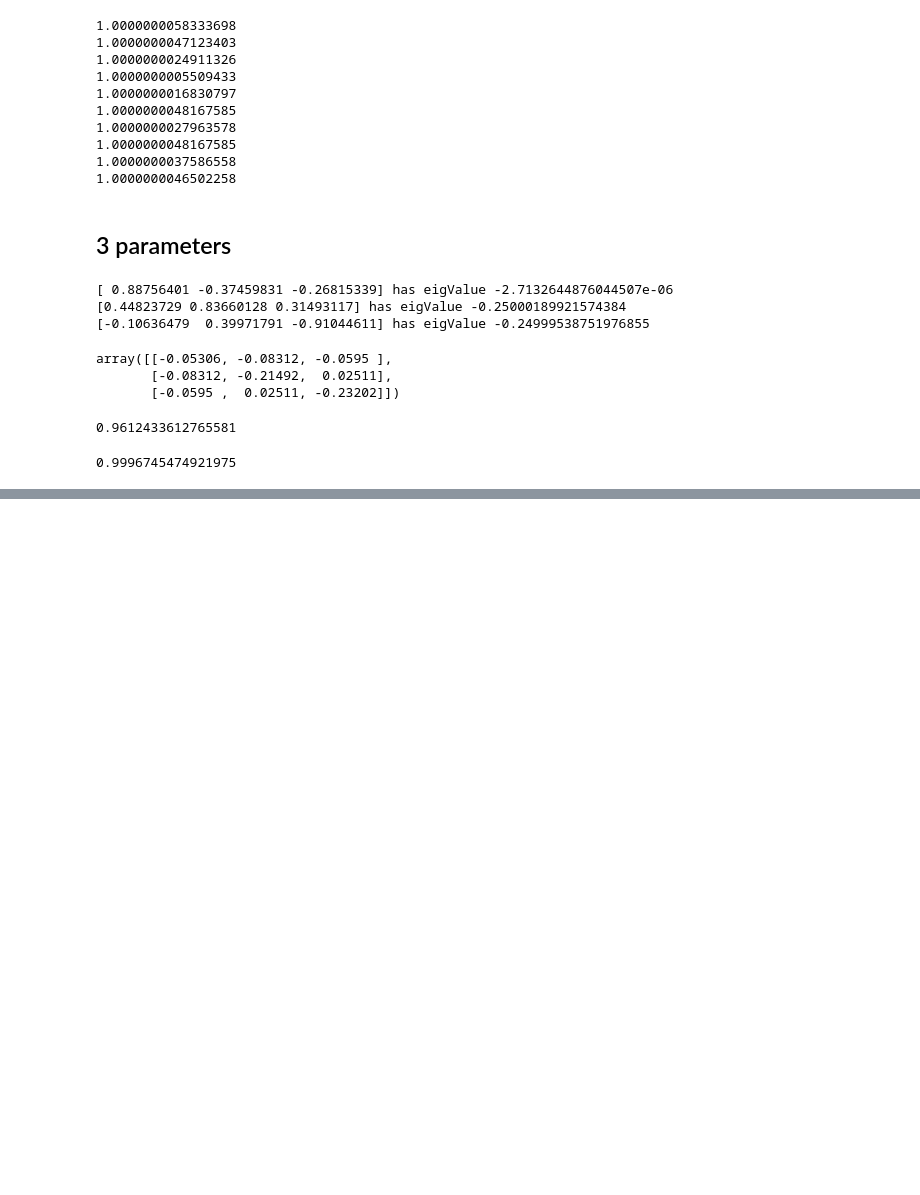
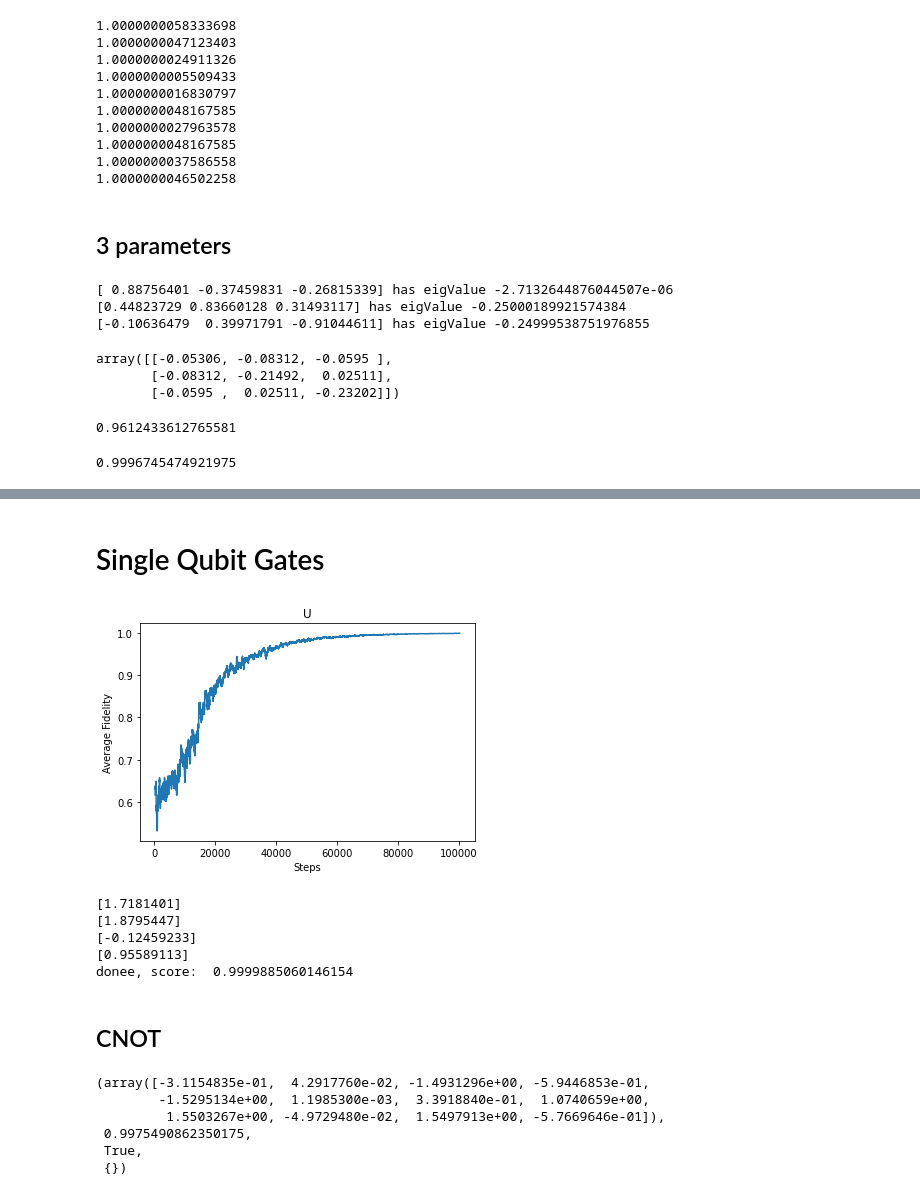
Before and after one commit to BestQuark/mbqlearning, a Jupyter notebook: continuousMBQC-v1.ipynb, the cells around one changed output, grey strips where cells are left out. Saved outputs shown, nothing was run; the diff lists cells and outputs as text; code cells hidden in the pictures; blank space fills up the shorter version.

```diff
--- a/continuousMBQC-v1.ipynb
+++ b/continuousMBQC-v1.ipynb
@@ -17,11 +22,16 @@ from stable_baselines3.common.monitor import Monitor
 from stable_baselines3.common.results_plotter import load_results, ts2xy
 from stable_baselines3.common.callbacks import CheckpointCallback, EveryNTimesteps
 # %%
+#COMMON GATES
 H = np.array([[1,1],[1,-1]])/np.sqrt(2)
+S = np.array([[1,0],[0,1j]])
+Pi8 = np.array([[1,0],[0,np.exp(1j*np.pi/4)]])
+sx = np.array([[0,1],[1,0]])
+sz = np.array([[1,0],[0,-1]])
+
+#COMMON STATES
 q_zero = np.array([[1],[0]])
 qubit_plus = H@q_zero
-sx = np.array([[0,1],[1,0]])
-sz = np.array([[1,0],[0,-1]])
 
 def brownian_circuit(dim, n, dt):
     u = np.eye(dim)
@@ -41,17 +51,17 @@ def moving_average(values, window):
     return np.convolve(values, weights, 'valid')
 
 
-def plot_results(log_folder, title='Learning Curve'):
+def plot_results(log_folder, title='Learning Curve', window=50):
 
     x, y = ts2xy(load_results(log_folder), 'timesteps')
-    y = moving_average(y, window=50)
+    y = moving_average(y, window=window)
     x = x[len(x) - len(y):]
 
     fig = plt.figure(title)
     plt.plot(x, y)
     plt.xlabel('Steps')
     plt.ylabel('Average Fidelity')
-    plt.title(title + " Smoothed")
+    plt.title(title)
     plt.show()
 
 def u3(theta, phi, lamb):
@@ -662,0 +875,2 @@ def cnot_ij(i,j,n):
+# %% [markdown]
+# Single Qubit Gates
@@ -662,0 +884,9 @@ def cnot_ij(i,j,n):
+# %%
+env = measurement_env_2d(4, 1, gr, lambda x: x+1, uu, noise=0, noise_type="none" ,test_fidelity=False, init_state_random = True)
+
+log_dir = "./logs/"
+os.makedirs(log_dir, exist_ok=True)
+env = Monitor(env, log_dir)
+
+checkpoint_on_event = CheckpointCallback(save_freq=1, save_path='./logs/')
+event_callback = EveryNTimesteps(n_steps=1000, callback=checkpoint_on_event)
@@ -662,0 +896,25 @@ def cnot_ij(i,j,n):
+# %%
+plot_results(log_dir, title="U",window=100)
+# %% [output]
+[figure, added]
+# %%
+lisact = []
+for i in range(1):
+    obs = env.reset()
+    done = False
+    while not done:
+        action, states = model.predict(obs, deterministic=True)
+        obs, reward, done, info = env.step(action)
+        print(action)
+        lisact.append(action[0])
+        if done:
+            print("donee, score: ", reward)
+env.close()
+# %% [output]
+[1.7181401]
+[1.8795447]
+[-0.12459233]
+[0.95589113]
+donee, score:  0.9999885060146154
+# %% [markdown]
+## CNOT
@@ -662,0 +958,25 @@ def cnot_ij(i,j,n):
+# %%
+# rews = []
+# for i in range(100):
+idk.reset()
+idk.step([-0.31154835])
+idk.step([0.04291776])
+idk.step([-1.4931296])
+idk.step([-0.59446853])
+idk.step([-1.5295134])
+idk.step([0.00119853])
+idk.step([0.3391884])
+idk.step([1.0740659])
+idk.step([1.5503267])
+idk.step([-0.04972948])
+idk.step([1.5497913])
+idk.step([-0.57669646])
+#     rews +=[ll]
+# plt.plot(rews)
+# %% [output]
+(array([-3.1154835e-01,  4.2917760e-02, -1.4931296e+00, -5.9446853e-01,
+        -1.5295134e+00,  1.1985300e-03,  3.3918840e-01,  1.0740659e+00,
+         1.5503267e+00, -4.9729480e-02,  1.5497913e+00, -5.7669646e-01]),
+ 0.9975490862350175,
+ True,
+ {})
```
Also changed, not shown: parts of 30 cells of this notebook, 2 other files.
